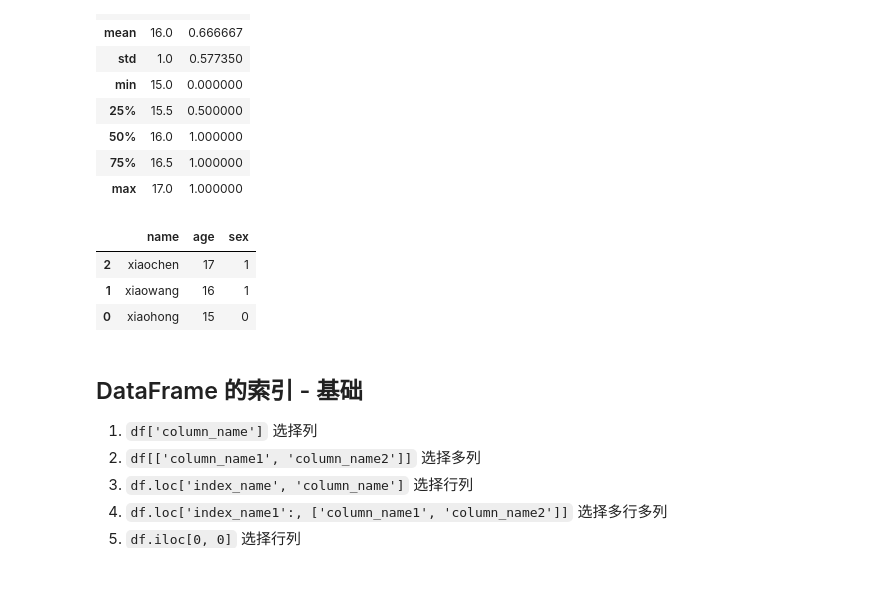
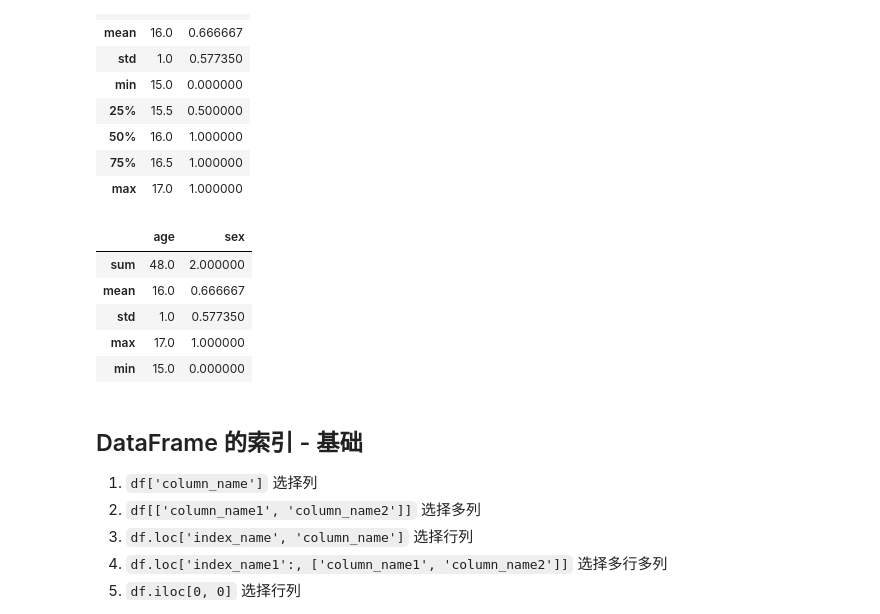
Before and after one commit to ymzhang-cs/Learning-Notes, a Jupyter notebook: Pandas/03-dataframe.ipynb, the cells around one changed output. Drawn from its saved outputs; the diff is of its cells as text; code cells hidden in the pictures; blank space fills up the shorter version.

```diff
--- a/Pandas/03-dataframe.ipynb
+++ b/Pandas/03-dataframe.ipynb
@@ -160,13 +160,16 @@ df2.describe()
 | 75% | 16.5 | 1.000000 |
 | max | 17.0 | 1.000000 |
 # %%
-# DataFrame排序
-df2.sort_values(by='age', ascending=False, inplace=False)
+# 聚合函数：sum、mean、std、max、min
+
+df2.loc[:, ['age', 'sex']].agg(['sum', 'mean', 'std', 'max', 'min'])
 # %% [output]
-|  | name | age | sex |
-| 2 | xiaochen | 17 | 1 |
-| 1 | xiaowang | 16 | 1 |
-| 0 | xiaohong | 15 | 0 |
+|  | age | sex |
+| sum | 48.0 | 2.000000 |
+| mean | 16.0 | 0.666667 |
+| std | 1.0 | 0.577350 |
+| max | 17.0 | 1.000000 |
+| min | 15.0 | 0.000000 |
 # %% [markdown]
 ## DataFrame 的索引 - 基础
 
```
Also changed, not shown: parts of 9 cells of this notebook, 2 other files.
